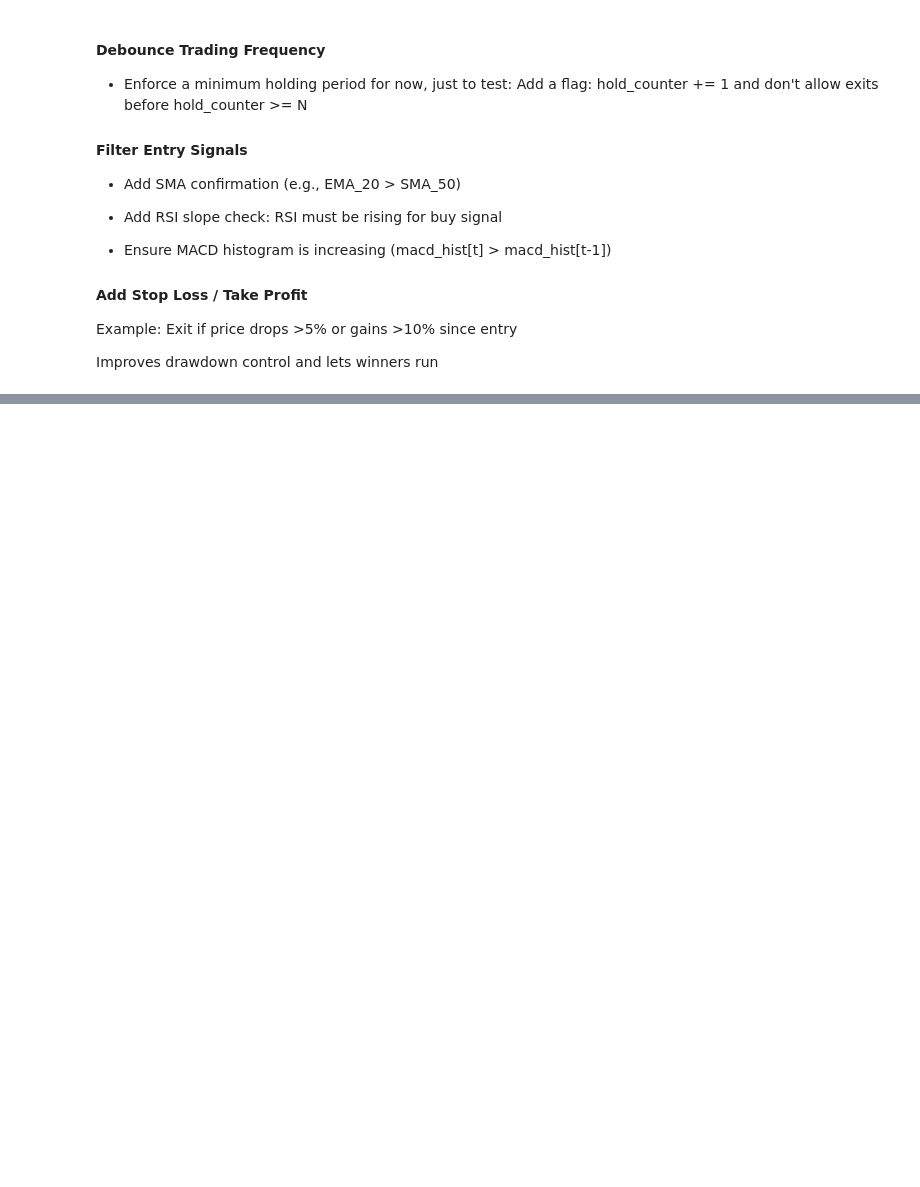
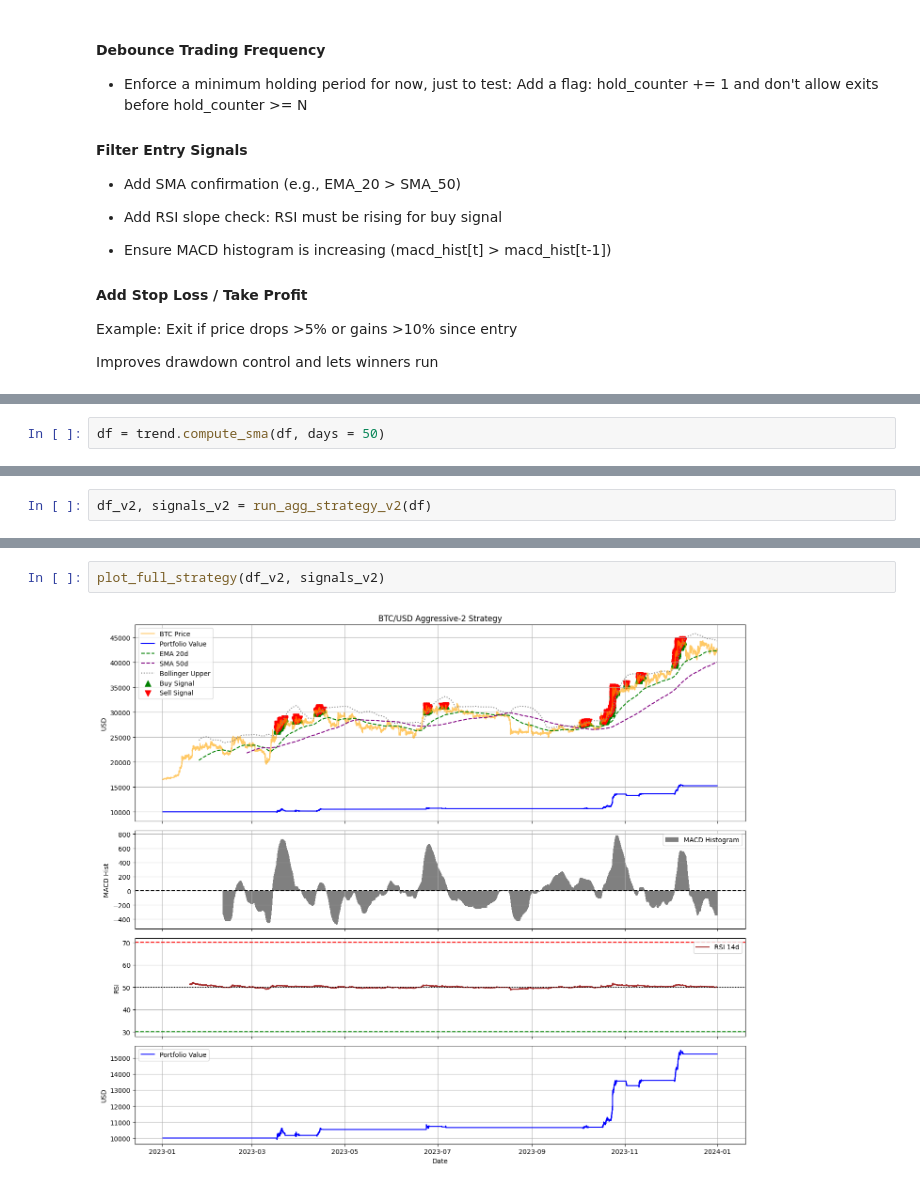
Before and after one commit to VegarGG/Crypto_Research, a Jupyter notebook: models/code/strategy_training.ipynb, the cells around one changed output, grey strips where cells are left out. Saved outputs shown, nothing was run; the diff lists cells and outputs as text; blank space fills up the shorter version.

```diff
--- a/models/code/strategy_training.ipynb
+++ b/models/code/strategy_training.ipynb
@@ -333,0 +362,2 @@ Improves drawdown control and lets winners run
+# %%
+df = trend.compute_sma(df, days = 50)
@@ -333,0 +420,2 @@ Improves drawdown control and lets winners run
+# %%
+df_v2, signals_v2 = run_agg_strategy_v2(df)
@@ -333,0 +488,4 @@ Improves drawdown control and lets winners run
+# %%
+plot_full_strategy(df_v2, signals_v2)
+# %% [output]
+[figure, added]
```
Also changed, not shown: parts of 12 cells of this notebook.
